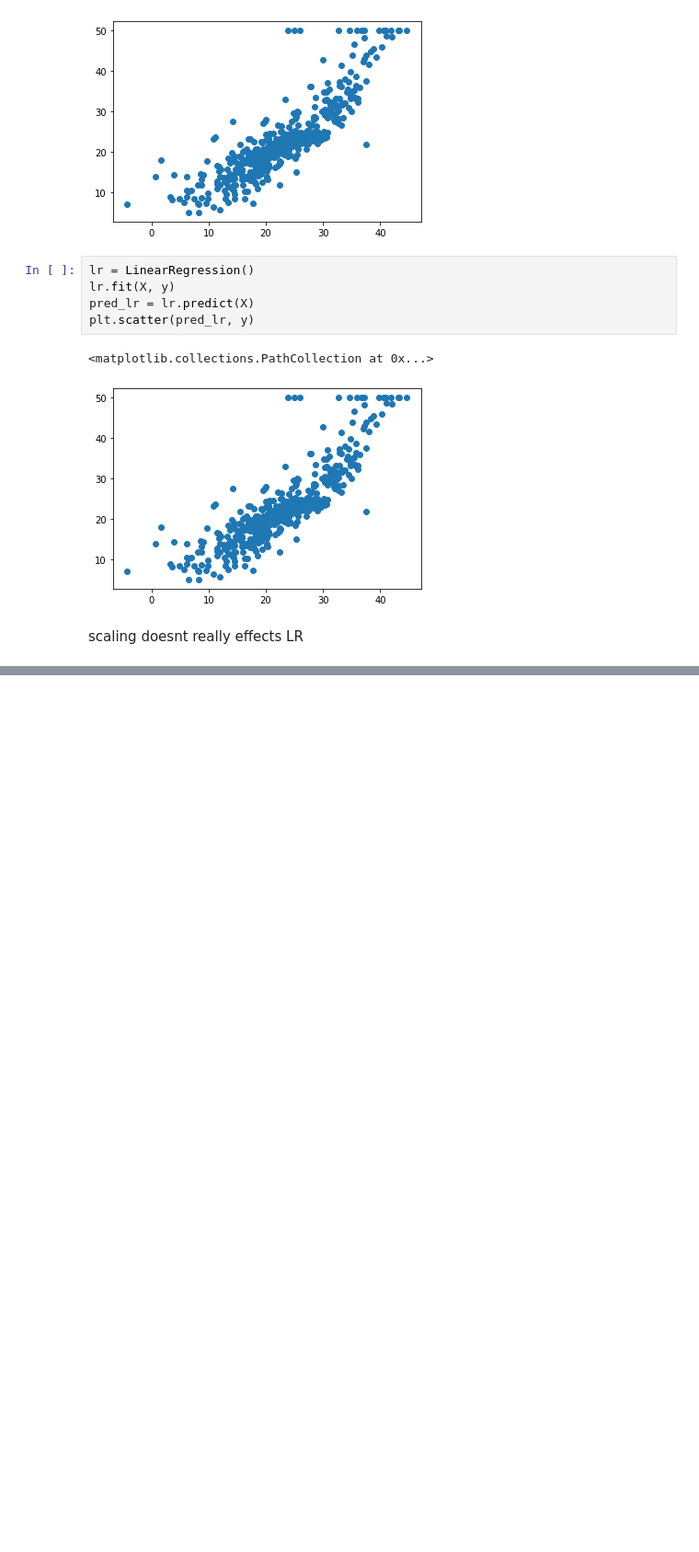
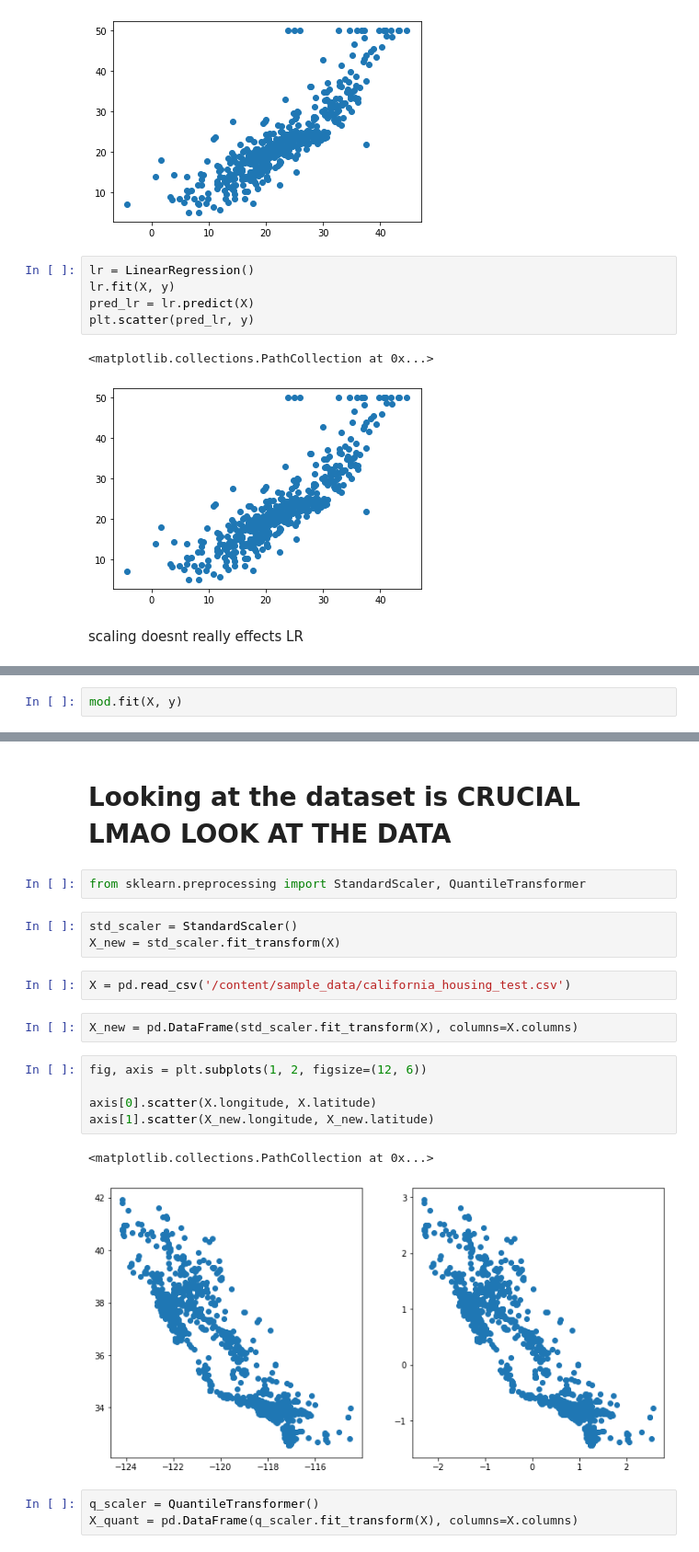
Before and after one commit to quicksilverri/statistics, a Jupyter notebook: sklearn_basics.ipynb, the cells around one changed output, grey strips where cells are left out. Shown at 92% size. Cells and saved outputs as stored; diff of their text form; blank space fills up the shorter version.

```diff
--- a/sklearn_basics.ipynb
+++ b/sklearn_basics.ipynb
@@ -80,0 +100,2 @@ scaling doesnt really effects LR
+# %%
+mod.fit(X, y)
@@ -80,0 +121,22 @@ scaling doesnt really effects LR
+# %% [markdown]
+# Looking at the dataset is CRUCIAL LMAO LOOK AT THE DATA
+# %%
+from sklearn.preprocessing import StandardScaler, QuantileTransformer
+# %%
+std_scaler = StandardScaler()
+X_new = std_scaler.fit_transform(X)
+# %%
+X = pd.read_csv('/content/sample_data/california_housing_test.csv')
+# %%
+X_new = pd.DataFrame(std_scaler.fit_transform(X), columns=X.columns)
+# %%
+fig, axis = plt.subplots(1, 2, figsize=(12, 6))
+
+axis[0].scatter(X.longitude, X.latitude)
+axis[1].scatter(X_new.longitude, X_new.latitude)
+# %% [output]
+<matplotlib.collections.PathCollection at 0x...>
+[figure, added]
+# %%
+q_scaler = QuantileTransformer()
+X_quant = pd.DataFrame(q_scaler.fit_transform(X), columns=X.columns)
```
Also changed, not shown: parts of 41 cells of this notebook.
